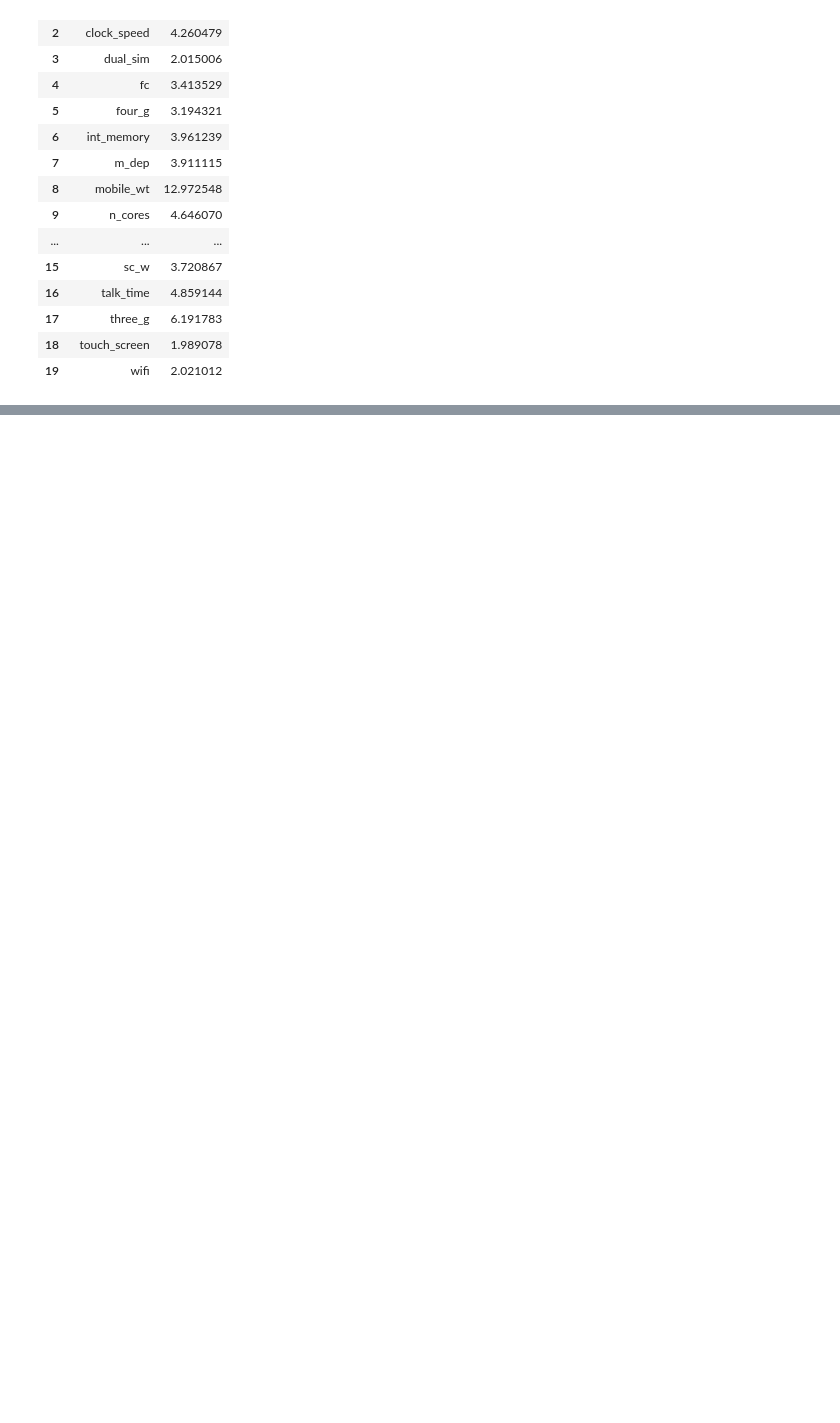
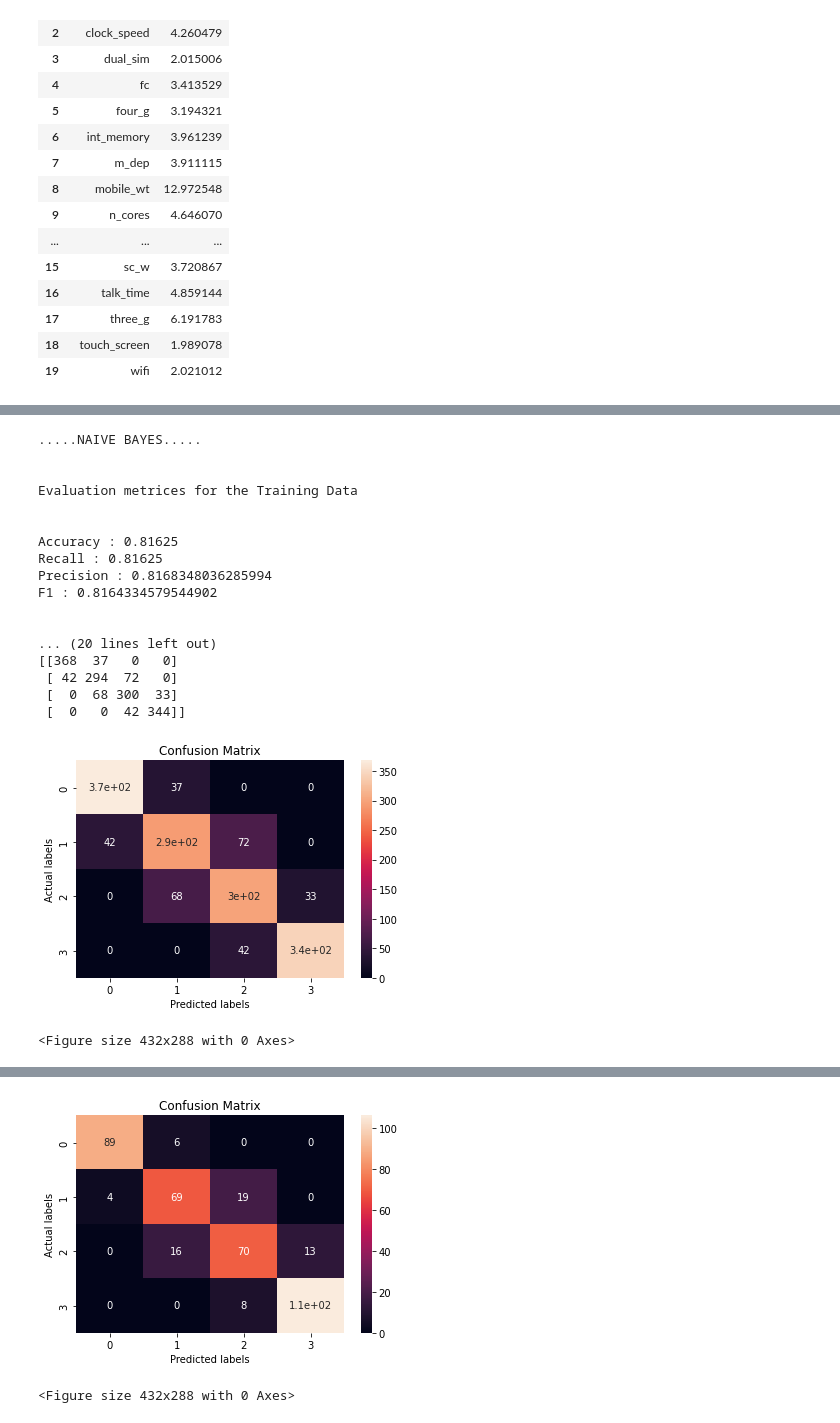
Before and after one commit to DipanshuKumar449/Mobile-Price-Range-Prediction, a Jupyter notebook: Mobile_Price_Range_Prediction.ipynb, the cells around one changed output, grey strips where cells are left out. Drawn from its saved outputs; the diff is of its cells as text; code cells hidden in the pictures; blank space fills up the shorter version.

```diff
--- a/Mobile_Price_Range_Prediction.ipynb
+++ b/Mobile_Price_Range_Prediction.ipynb
@@ -702,0 +640,77 @@ Write the conclusion here.
+# %%
+# Naive Bayes implementation
+from sklearn.naive_bayes import GaussianNB
+
+print(".....NAIVE BAYES.....")
+print('\n')
+
+NB = GaussianNB()
+NB.fit(X_train, Y_train)
+
+# Predictions of Training and Testing Dasets
+
+NB_pred_train = NB.predict(X_train)   # Prediction for train dataset
+NB_pred_test = NB.predict(X_test)     # Prediction for test dataset
+
+# ............Evaluation.............
+
+print("Evaluation metrices for the Training Data")
+print('\n')
+# calling evaluation_model function
+evaluation_model(Y_train,NB_pred_train)
+
+print('\n')
+print("----"*15)
+print("----"*15)
+print('\n')
+
+print("Evaluation metrices for the Testing Data")
+print('\n')
+# calling evaluation_model function
+evaluation_model(Y_test,NB_pred_test)
+
+print('\n')
+print("----"*15)
+print("----"*15)
+print('\n')
+
+#...............Confusion Matrix..............
+
+print("Confusion metrix for the Training Data")
+print('\n')
+# calling confusion metrics function
+confuse_matrix(Y_train,NB_pred_train)
+plt.figure()
+plt.show()
+
+print('\n')
+print("----"*15)
+print("----"*15)
+print('\n')
+
+print("Confusion metrix for the Testing Data")
+print('\n')
+# calling confusion metrics function
+confuse_matrix(Y_test,NB_pred_test)
+plt.figure()
+plt.show()
+# %% [output]
+.....NAIVE BAYES.....
+
+
+Evaluation metrices for the Training Data
+
+
+Accuracy : 0.81625
+Recall : 0.81625
+Precision : 0.8168348036285994
+F1 : 0.8164334579544902
+
+
+... (20 lines left out)
+[[368  37   0   0]
+ [ 42 294  72   0]
+ [  0  68 300  33]
+ [  0   0  42 344]]
+[figure, added]
+<Figure size 432x288 with 0 Axes>
@@ -702,0 +728,2 @@ Write the conclusion here.
+[figure, added]
+<Figure size 432x288 with 0 Axes>
```
Also changed, not shown: parts of 135 cells of this notebook.
